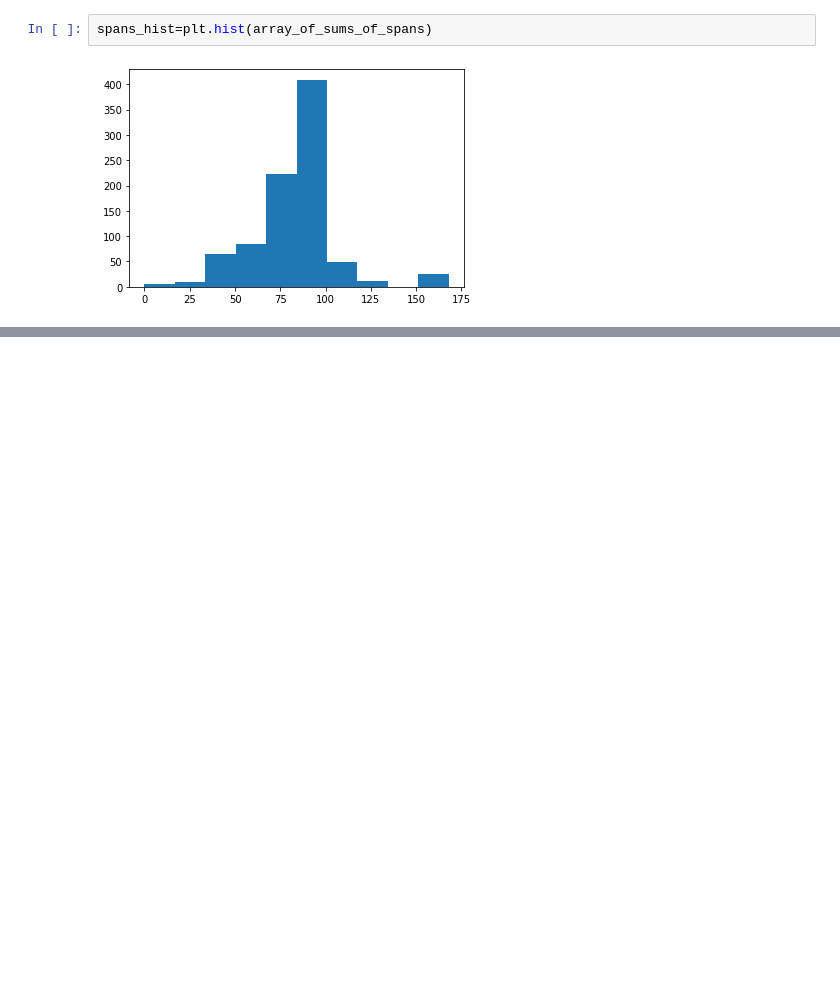
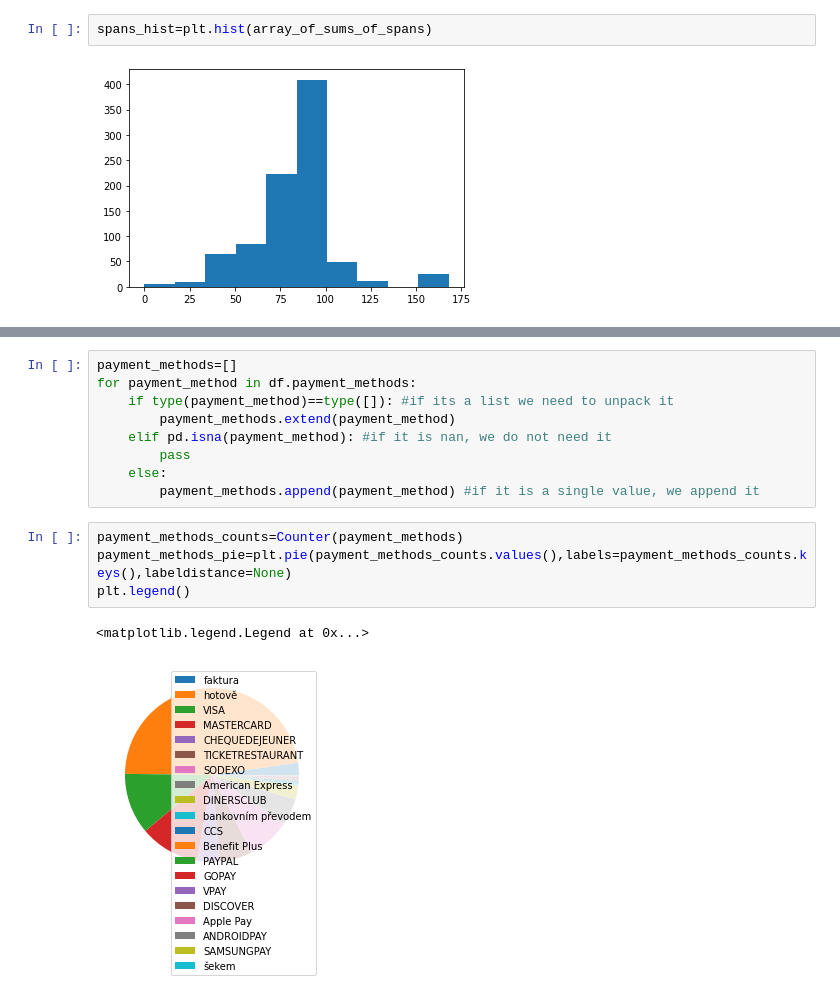
Before and after one commit to Matyas-Mattanelli/Webscraper-Zlate-Stranky, a Jupyter notebook: data_inspection_zlatestranky.ipynb, the cells around one changed output, grey strips where cells are left out. Saved outputs shown, nothing was run; the diff lists cells and outputs as text; blank space fills up the shorter version.

```diff
--- a/data_inspection_zlatestranky.ipynb
+++ b/data_inspection_zlatestranky.ipynb
@@ -173,0 +224,16 @@ Restaurants with the highest rating: (100.0) Restaurace Nad Ledem, SRI LANKAN CU
+# %%
+payment_methods=[]
+for payment_method in df.payment_methods:
+    if type(payment_method)==type([]): #if its a list we need to unpack it
+        payment_methods.extend(payment_method)
+    elif pd.isna(payment_method): #if it is nan, we do not need it
+        pass
+    else:
+        payment_methods.append(payment_method) #if it is a single value, we append it
+# %%
+payment_methods_counts=Counter(payment_methods)
+payment_methods_pie=plt.pie(payment_methods_counts.values(),labels=payment_methods_counts.keys(),labeldistance=None)
+plt.legend()
+# %% [output]
+<matplotlib.legend.Legend at 0x...>
+[figure, added]
```
Also changed, not shown: parts of 16 cells of this notebook.
